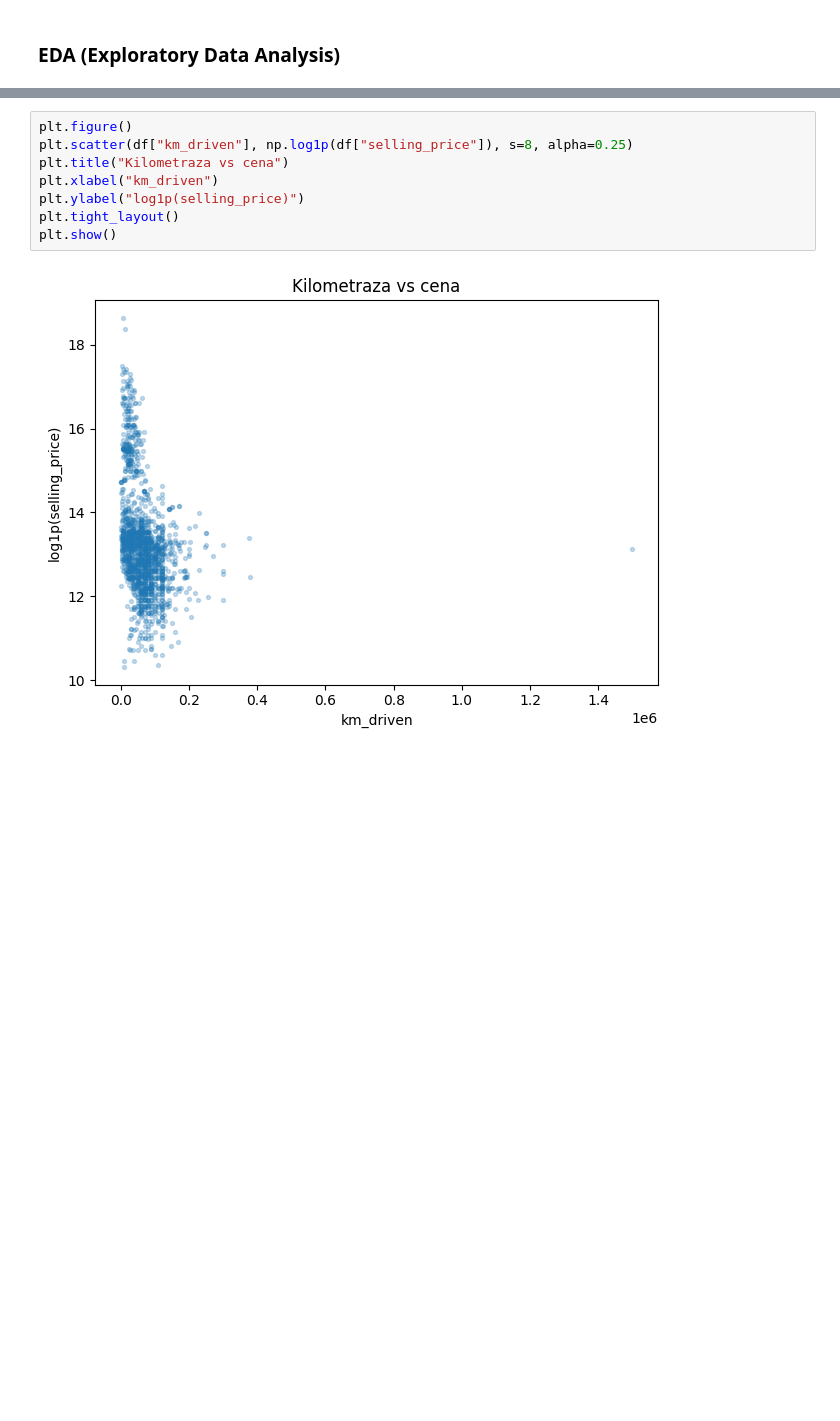
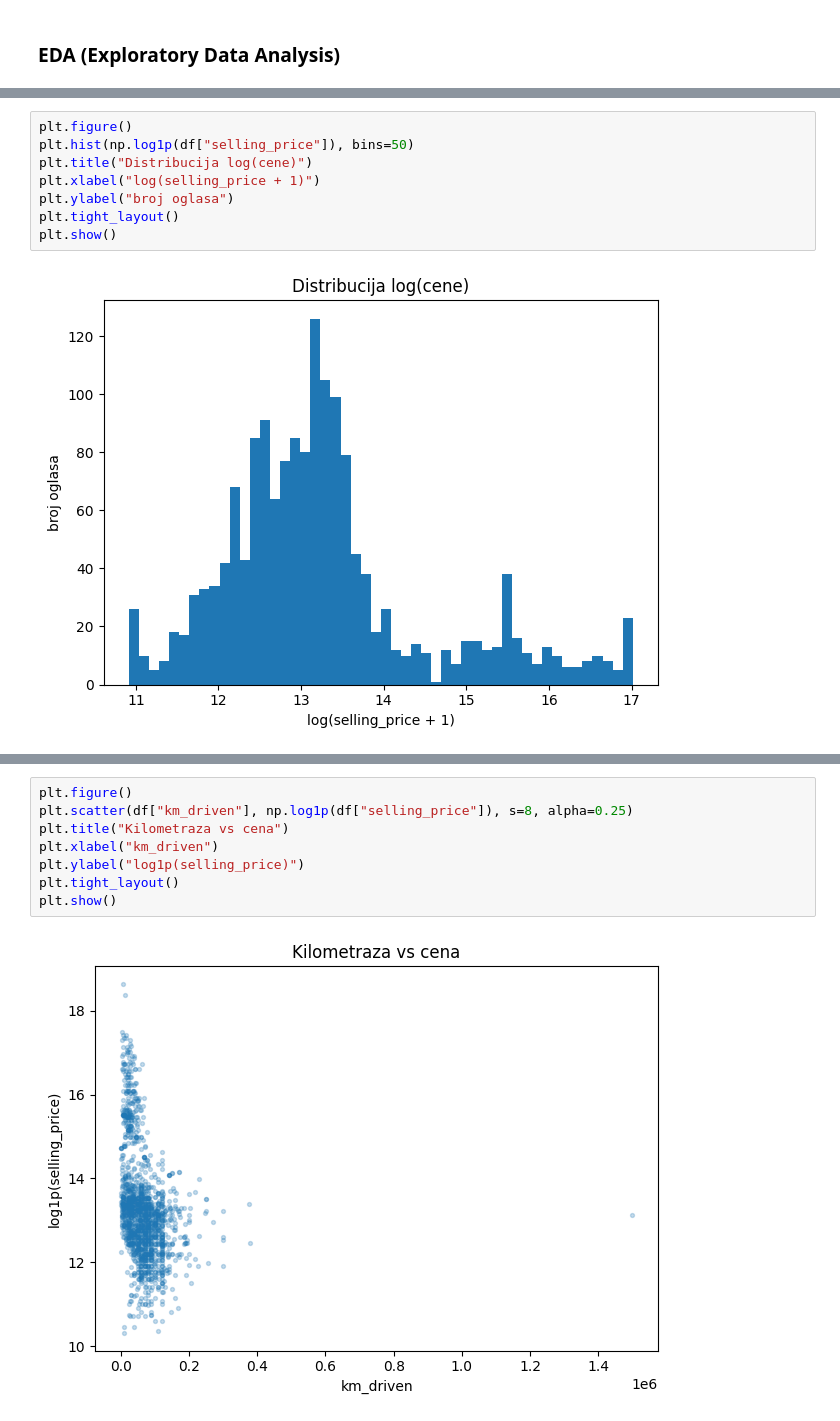
Before and after one commit to nemanjastojanovicc/web-mining, a Jupyter notebook: two-towers-cars.ipynb, the cells around one changed output, grey strips where cells are left out. Cells and saved outputs as stored; diff of their text form; blank space fills up the shorter version.

```diff
--- a/two-towers-cars.ipynb
+++ b/two-towers-cars.ipynb
@@ -172,3 +242,13 @@ plt.show()
+# %%
+plt.figure()
+plt.hist(np.log1p(df["selling_price"]), bins=50)
+plt.title("Distribucija log(cene)")
+plt.xlabel("log(selling_price + 1)")
+plt.ylabel("broj oglasa")
+plt.tight_layout()
+plt.show()
+# %% [output]
+[figure, added]
 # %%
 plt.figure()
 plt.scatter(df["year"], df["selling_price"], s=8, alpha=0.25)
```
Also changed, not shown: parts of 31 cells of this notebook.
